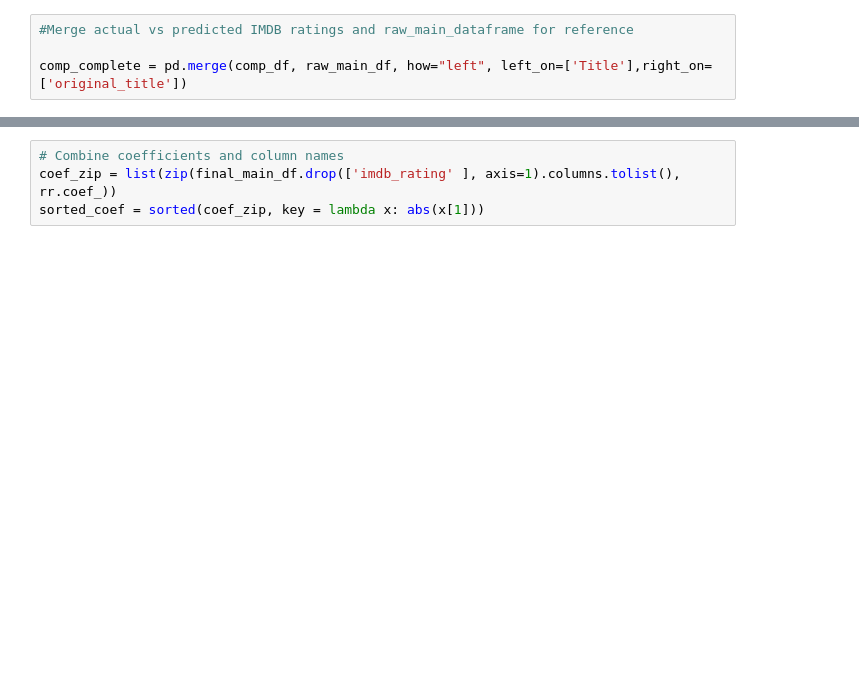
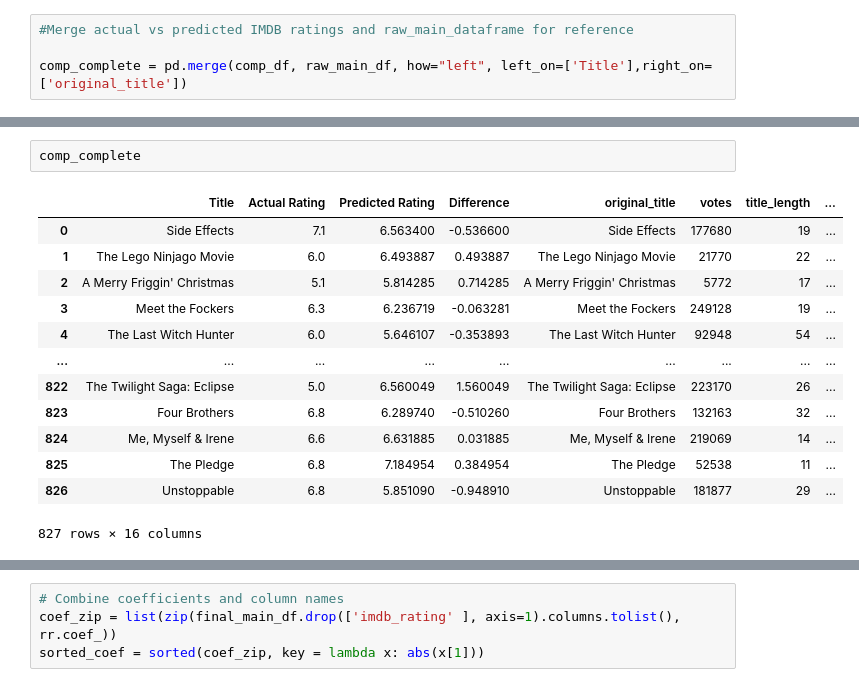
Before and after one commit to danielbrock4/Ratings_On_Demand, a Jupyter notebook: Jupyter_Notebook_Files/Predict_IMDB_Ratings_RidgeRegression.ipynb, the cells around one changed output, grey strips where cells are left out. Saved outputs shown, nothing was run; the diff lists cells and outputs as text; blank space fills up the shorter version.

```diff
--- a/Jupyter_Notebook_Files/Predict_IMDB_Ratings_RidgeRegression.ipynb
+++ b/Jupyter_Notebook_Files/Predict_IMDB_Ratings_RidgeRegression.ipynb
@@ -307,0 +315,16 @@ comp_complete.sort_values(by=['Difference']).head(20)
+# %%
+comp_complete
+# %% [output]
+|  | Title | Actual Rating | Predicted Rating | Difference | original_title | votes | title_length | ... |
+| 0 | Side Effects | 7.1 | 6.563400 | -0.536600 | Side Effects | 177680 | 19 | ... |
+| 1 | The Lego Ninjago Movie | 6.0 | 6.493887 | 0.493887 | The Lego Ninjago Movie | 21770 | 22 | ... |
+| 2 | A Merry Friggin' Christmas | 5.1 | 5.814285 | 0.714285 | A Merry Friggin' Christmas | 5772 | 17 | ... |
+| 3 | Meet the Fockers | 6.3 | 6.236719 | -0.063281 | Meet the Fockers | 249128 | 19 | ... |
+| 4 | The Last Witch Hunter | 6.0 | 5.646107 | -0.353893 | The Last Witch Hunter | 92948 | 54 | ... |
+| ... | ... | ... | ... | ... | ... | ... | ... | ... |
+| 822 | The Twilight Saga: Eclipse | 5.0 | 6.560049 | 1.560049 | The Twilight Saga: Eclipse | 223170 | 26 | ... |
+| 823 | Four Brothers | 6.8 | 6.289740 | -0.510260 | Four Brothers | 132163 | 32 | ... |
+| 824 | Me, Myself & Irene | 6.6 | 6.631885 | 0.031885 | Me, Myself & Irene | 219069 | 14 | ... |
+| 825 | The Pledge | 6.8 | 7.184954 | 0.384954 | The Pledge | 52538 | 11 | ... |
+| 826 | Unstoppable | 6.8 | 5.851090 | -0.948910 | Unstoppable | 181877 | 29 | ... |
+827 rows × 16 columns
```
Also changed, not shown: parts of 16 cells of this notebook, 1 other file.
